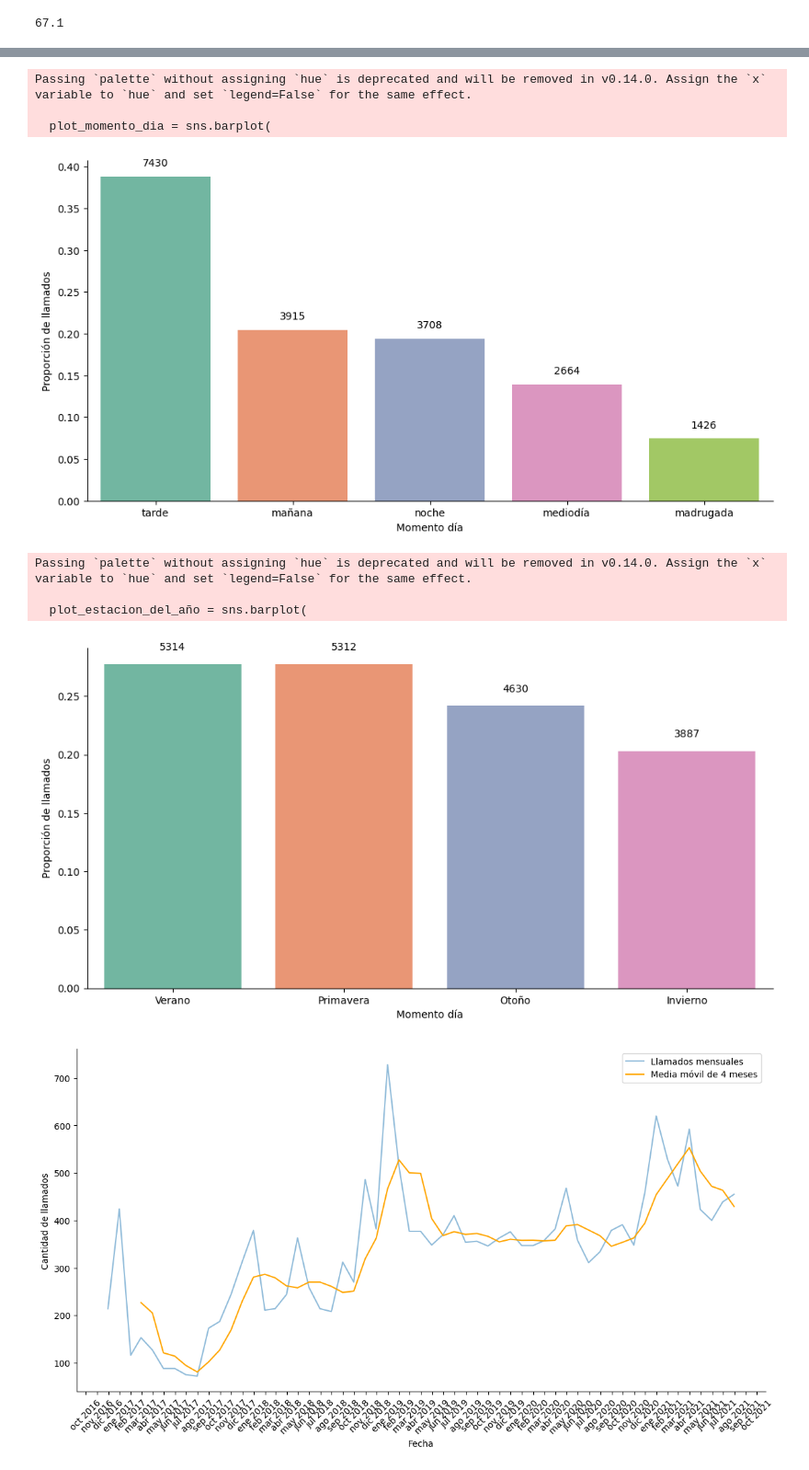
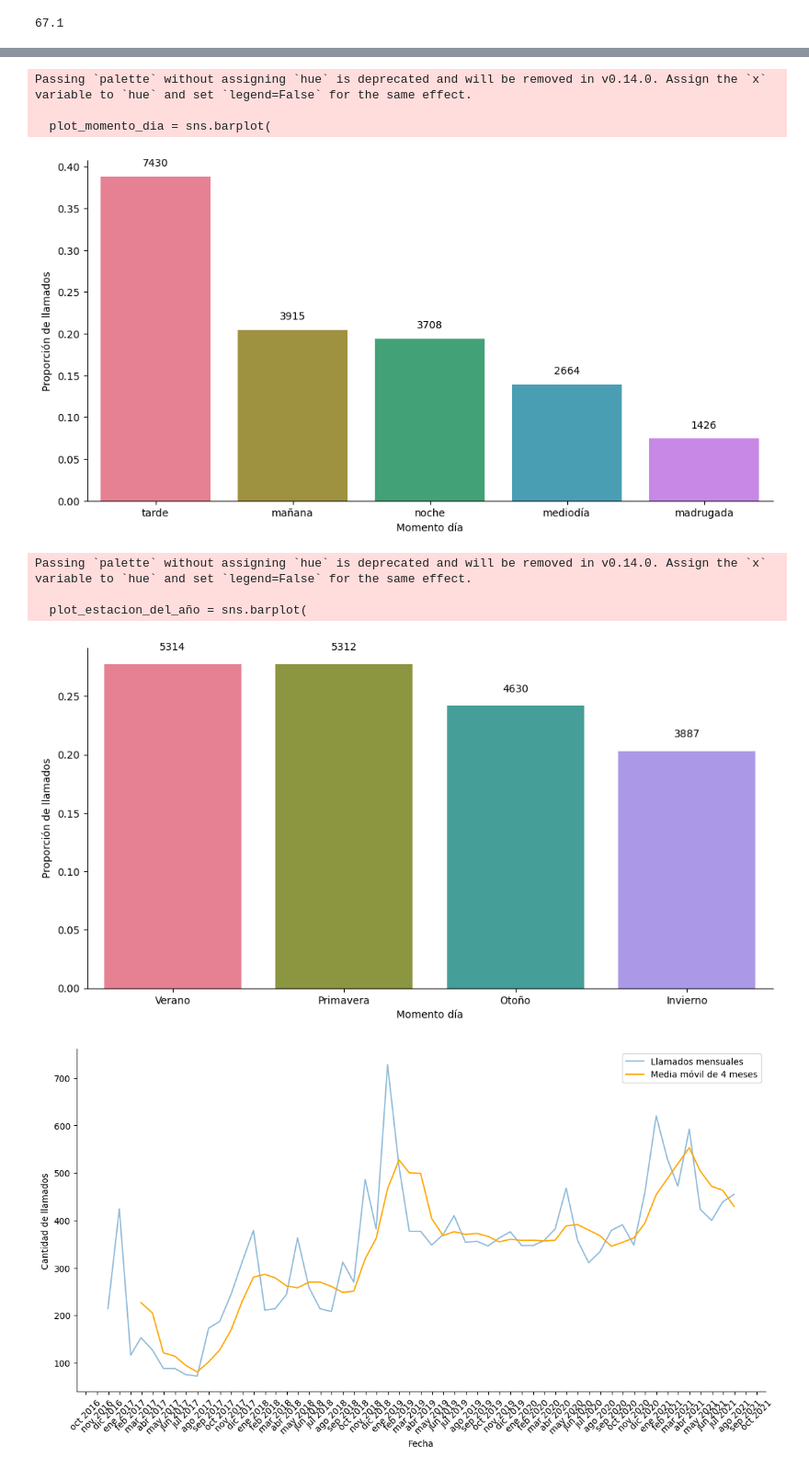
Before and after one commit to VicColombo/linea_137_llamados_vs, a Jupyter notebook: code/notebooks/exploracion_dataset_unificado.ipynb, the cells around one changed output, grey strips where cells are left out. Shown at 92% size. Cells and saved outputs as stored; diff of their text form; code cells hidden in the pictures.

```diff
--- a/code/notebooks/exploracion_dataset_unificado.ipynb
+++ b/code/notebooks/exploracion_dataset_unificado.ipynb
@@ -543,0 +547,21 @@ Passing `palette` without assigning `hue` is deprecated and will be removed in v
+# %%
+palette_sino_desat ={"SI": "#4a9ae8", "NO": "#ffd966", "NS/NC": "#e04881"}
+
+plt.figure(figsize=(12, 6))
+plot_caso_judicializado = sns.barplot(
+    x=llamados_v2.caso_judicializado.value_counts(normalize=True).index,
+    y=llamados_v2.caso_judicializado.value_counts(normalize=True).values,
+    palette=palette_sino_desat
+)
+
+# Anotación de las barras
+for i, count in enumerate(llamados_v2.caso_judicializado.value_counts().values):
+    plot_caso_judicializado.text(i, llamados_v2.caso_judicializado.value_counts(normalize=True).values[i] + 0.01,
+                           str(count), ha='center', va='bottom')
+
+
+plot_caso_judicializado.set(xlabel='Caso judicializado', ylabel='Proporción de llamados')
+
+plt.xticks(rotation=0)
+sns.despine()
+plt.show()
@@ -757,7 +786,7 @@ plt.figure(figsize=(12, 6))
 plot_victima_agresor_conocido_no = sns.barplot(
     x=llamados_v2.agresor_conocido_no_conocido.value_counts(normalize=True).index,
     y=llamados_v2.agresor_conocido_no_conocido.value_counts(normalize=True).values,
-    palette=sns.color_palette("Set2")
+    palette=sns.color_palette("husl",4)
 )
 
 # Anotación de las barras
@@ -832,7 +861,7 @@ plt.figure(figsize=(12, 6))
 plot_fin_de_semana = sns.barplot(
     x=llamados_v2.fin_de_semana.value_counts(normalize=True).index,
     y=llamados_v2.fin_de_semana.value_counts(normalize=True).values,
-    palette=sns.color_palette("Set2")
+    palette=sns.color_palette("husl",2)
 )
 
 # Anotación de las barras
@@ -856,7 +885,7 @@ plt.figure(figsize=(12, 6))
 plot_momento_dia = sns.barplot(
     x=llamados_v2.momento_dia.value_counts(normalize=True).index,
     y=llamados_v2.momento_dia.value_counts(normalize=True).values,
-    palette=sns.color_palette("Set2")
+    palette=sns.color_palette("husl",5)
 )
 
 # Anotación de las barras
@@ -874,31 +903,31 @@ plt.show()
 Passing `palette` without assigning `hue` is deprecated and will be removed in v0.14.0. Assign the `x` variable to `hue` and set `legend=False` for the same effect.
 
   plot_momento_dia = sns.barplot(
-[figure, old version]
+[figure, new version]
 # %%
 plt.figure(figsize=(12, 6))
 plot_estacion_del_año = sns.barplot(
     x=llamados_v2.estacion_del_año.value_counts(normalize=True).index,
     y=llamados_v2.estacion_del_año.value_counts(normalize=True).values,
-    palette=sns.color_palette("Set2")
+    palette=sns.color_palette("husl",4)
 )
 
 # Anotación de las barras
 for i, count in enumerate(llamados_v2.estacion_del_año.value_counts().values):
     plot_estacion_del_año.text(i, llamados_v2.estacion_del_año.value_counts(normalize=True).values[i] + 0.01,
                            str(count), ha='center', va='bottom')
 
 
 plot_estacion_del_año.set(xlabel='Momento día', ylabel='Proporción de llamados')
 
 plt.xticks(rotation=0)
 sns.despine()
 plt.show()
 # %% [output]
 Passing `palette` without assigning `hue` is deprecated and will be removed in v0.14.0. Assign the `x` variable to `hue` and set `legend=False` for the same effect.
 
   plot_estacion_del_año = sns.barplot(
-[figure, old version]
+[figure, new version]
 # %%
 
 
```
Also changed, not shown: parts of 12 cells of this notebook, 13 other files.
